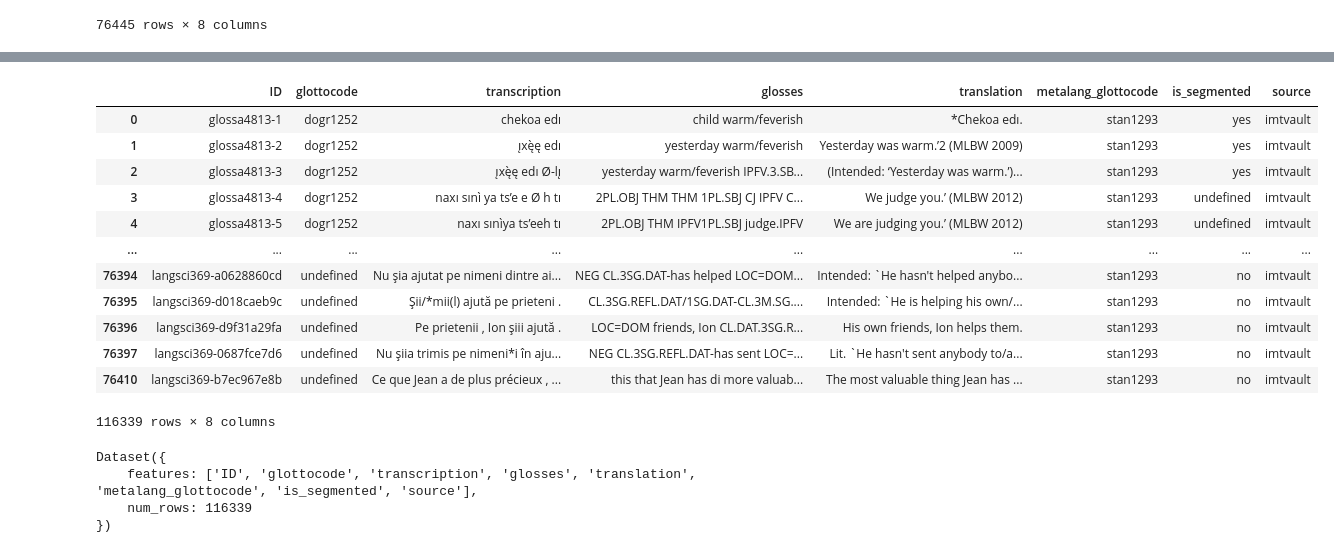
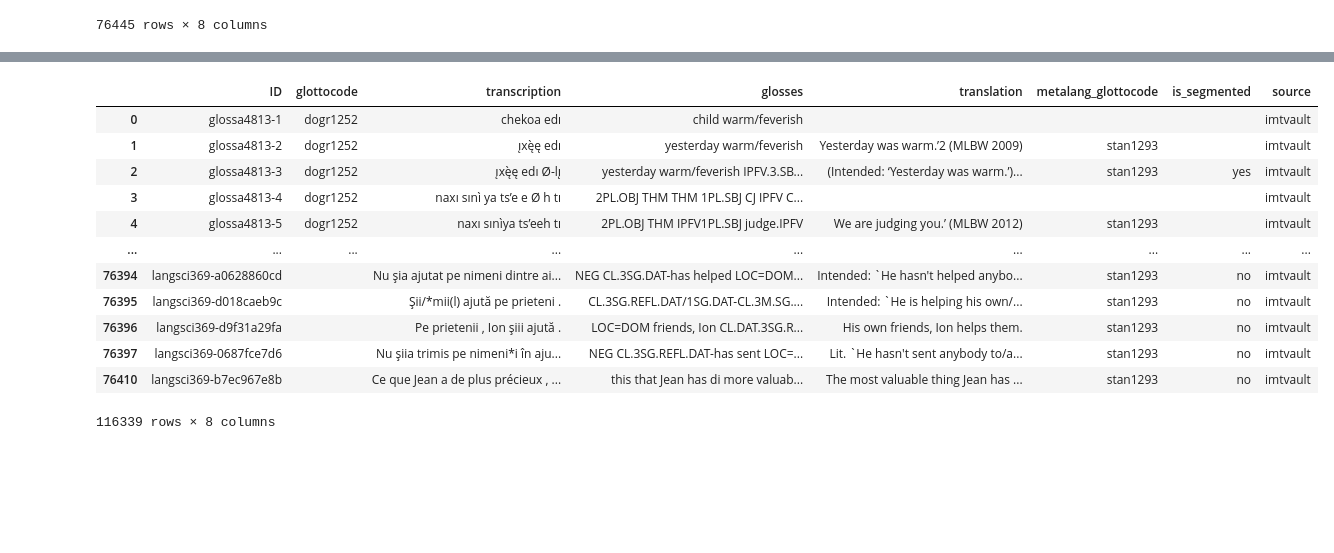
Before and after one commit to foltaProject/glosslm, a Jupyter notebook: IMTVault-processing.ipynb, the cells around one changed output, grey strips where cells are left out. Drawn from its saved outputs; the diff is of its cells as text; code cells hidden in the pictures; blank space fills up the shorter version.

```diff
--- a/IMTVault-processing.ipynb
+++ b/IMTVault-processing.ipynb
@@ -44,3 +46,41 @@ examples
 | 76443 | langsci369-fd90d1e862 | undefined | Como la gata flora , que si se la... | Like the cat flora: that if to-he... | There’s no pleasing | stan1293 | LGRConformance.WORD_ALIGNED | ... |
 | 76444 | langsci369-9b539c819d | undefined | Como la gata flora si te lo ponen... | Like the cat flora: if to-you it ... | There’s no pleasing | stan1293 | LGRConformance.WORD_ALIGNED | ... |
 76445 rows × 8 columns
+# %%
+import langid
+from tqdm.notebook import tqdm
+
+tqdm.pandas()
+
+iso_to_glotto = {
+    "en": "stan1293",
+    "fr": "stan1290",
+    "de": "stan1295",
+    "pt": "port1283",
+    "zh": "mand1415",
+    "es": "stan1288"
+}
+
+bad_transl = []
+
+def compare_pred_lang(row):
+    if not isinstance(row['translation'], str):
+        bad_transl.append(row)
+        row['metalang_glottocode'] = ''
+        row['translation'] = ''
+        return row
+
+    pred_lang = langid.classify(row['translation'])[0]
+    if pred_lang not in iso_to_glotto or iso_to_glotto[pred_lang] != row['metalang_glottocode']:
+        # We have a mismatch! Clear everything and run
+        bad_transl.append(row)
+        row['metalang_glottocode'] = ''
+        row['translation'] = ''
+    return row
+
+
+# Check if predicted lang matches metalang
+examples = examples.progress_apply(compare_pred_lang, axis=1)
+
+print(f"Found {len(bad_transl)} broken translation instances")
+examples
@@ -47,5 +102,6 @@ examples
 # %%
-unsegmented_examples = examples.loc[examples["transcription"].str.contains("-")].assign(**{'is_segmented': "no"})
+unsegmented_examples = examples[examples['is_segmented'] == "yes"].copy()
+unsegmented_examples["is_segmented"] = "no"
 unsegmented_examples["transcription"] = unsegmented_examples["transcription"].str.replace("-", "")
 unsegmented_examples
 # %% [output]
@@ -65,32 +121,27 @@ unsegmented_examples
 # %%
 all_examples = pd.concat([examples, unsegmented_examples])
 all_examples["source"] = "imtvault"
-all_examples["is_segmented"] = all_examples["is_segmented"]
 all_examples.drop(columns=["LGR_Conformance_Level"], inplace=True)
+all_examples.loc[all_examples['glottocode'] == 'undefined', 'glottocode'] = ''
 all_examples
 # %% [output]
 |  | ID | glottocode | transcription | glosses | translation | metalang_glottocode | is_segmented | source |
-| 0 | glossa4813-1 | dogr1252 | chekoa edı | child warm/feverish | *Chekoa edı. | stan1293 | yes | imtvault |
-| 1 | glossa4813-2 | dogr1252 | ı̨xę̀ę edı | yesterday warm/feverish | Yesterday was warm.’2 (MLBW 2009) | stan1293 | yes | imtvault |
+| 0 | glossa4813-1 | dogr1252 | chekoa edı | child warm/feverish |  |  |  | imtvault |
+| 1 | glossa4813-2 | dogr1252 | ı̨xę̀ę edı | yesterday warm/feverish | Yesterday was warm.’2 (MLBW 2009) | stan1293 |  | imtvault |
 | 2 | glossa4813-3 | dogr1252 | ı̨xę̀ę edı Ø-lı̨ | yesterday warm/feverish IPFV.3.SB... | (Intended: ‘Yesterday was warm.’)... | stan1293 | yes | imtvault |
-| 3 | glossa4813-4 | dogr1252 | naxı sınì ya ts’e e Ø h tı | 2PL.OBJ THM THM 1PL.SBJ CJ IPFV C... | We judge you.’ (MLBW 2012) | stan1293 | undefined | imtvault |
-| 4 | glossa4813-5 | dogr1252 | naxı sınìya ts’eeh tı | 2PL.OBJ THM IPFV1PL.SBJ judge.IPFV | We are judging you.’ (MLBW 2012) | stan1293 | undefined | imtvault |
+| 3 | glossa4813-4 | dogr1252 | naxı sınì ya ts’e e Ø h tı | 2PL.OBJ THM THM 1PL.SBJ CJ IPFV C... |  |  |  | imtvault |
+| 4 | glossa4813-5 | dogr1252 | naxı sınìya ts’eeh tı | 2PL.OBJ THM IPFV1PL.SBJ judge.IPFV | We are judging you.’ (MLBW 2012) | stan1293 |  | imtvault |
 | ... | ... | ... | ... | ... | ... | ... | ... | ... |
-| 76394 | langsci369-a0628860cd | undefined | Nu şia ajutat pe nimeni dintre ai... | NEG CL.3SG.DAT-has helped LOC=DOM... | Intended: `He hasn't helped anybo... | stan1293 | no | imtvault |
-| 76395 | langsci369-d018caeb9c | undefined | Şii/*mii(l) ajută pe prieteni . | CL.3SG.REFL.DAT/1SG.DAT-CL.3M.SG.... | Intended: `He is helping his own/... | stan1293 | no | imtvault |
-| 76396 | langsci369-d9f31a29fa | undefined | Pe prietenii , Ion şiii ajută . | LOC=DOM friends, Ion CL.DAT.3SG.R... | His own friends, Ion helps them. | stan1293 | no | imtvault |
-| 76397 | langsci369-0687fce7d6 | undefined | Nu şiia trimis pe nimeni*i în aju... | NEG CL.3SG.REFL.DAT-has sent LOC=... | Lit. `He hasn't sent anybody to/a... | stan1293 | no | imtvault |
-| 76410 | langsci369-b7ec967e8b | undefined | Ce que Jean a de plus précieux , ... | this that Jean has di more valuab... | The most valuable thing Jean has ... | stan1293 | no | imtvault |
+| 76394 | langsci369-a0628860cd |  | Nu şia ajutat pe nimeni dintre ai... | NEG CL.3SG.DAT-has helped LOC=DOM... | Intended: `He hasn't helped anybo... | stan1293 | no | imtvault |
+| 76395 | langsci369-d018caeb9c |  | Şii/*mii(l) ajută pe prieteni . | CL.3SG.REFL.DAT/1SG.DAT-CL.3M.SG.... | Intended: `He is helping his own/... | stan1293 | no | imtvault |
+| 76396 | langsci369-d9f31a29fa |  | Pe prietenii , Ion şiii ajută . | LOC=DOM friends, Ion CL.DAT.3SG.R... | His own friends, Ion helps them. | stan1293 | no | imtvault |
+| 76397 | langsci369-0687fce7d6 |  | Nu şiia trimis pe nimeni*i în aju... | NEG CL.3SG.REFL.DAT-has sent LOC=... | Lit. `He hasn't sent anybody to/a... | stan1293 | no | imtvault |
+| 76410 | langsci369-b7ec967e8b |  | Ce que Jean a de plus précieux , ... | this that Jean has di more valuab... | The most valuable thing Jean has ... | stan1293 | no | imtvault |
 116339 rows × 8 columns
 # %%
 import datasets
 
-ds = datasets.Dataset.from_pandas(all_examples).remove_columns(["__index_level_0__"])
-ds
+# ds = datasets.Dataset.from_pandas(all_examples).remove_columns(["__index_level_0__"])
+# ds
-# %% [output]
-Dataset({
-    features: ['ID', 'glottocode', 'transcription', 'glosses', 'translation', 'metalang_glottocode', 'is_segmented', 'source'],
-    num_rows: 116339
-})
 # %%
 ds.push_to_hub("lecslab/glosslm")
```
Also changed, not shown: parts of 5 cells of this notebook, 16 other files.
